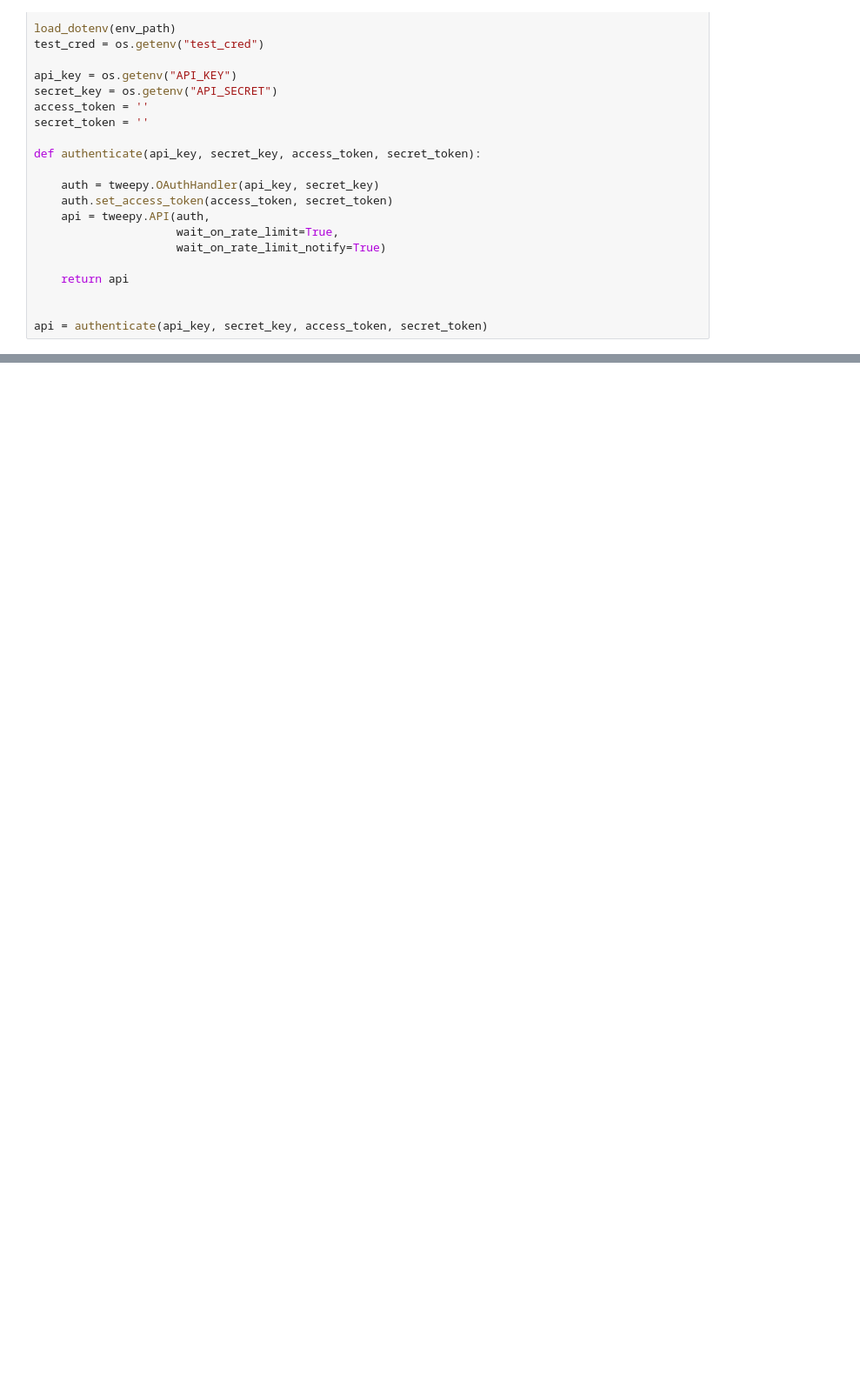
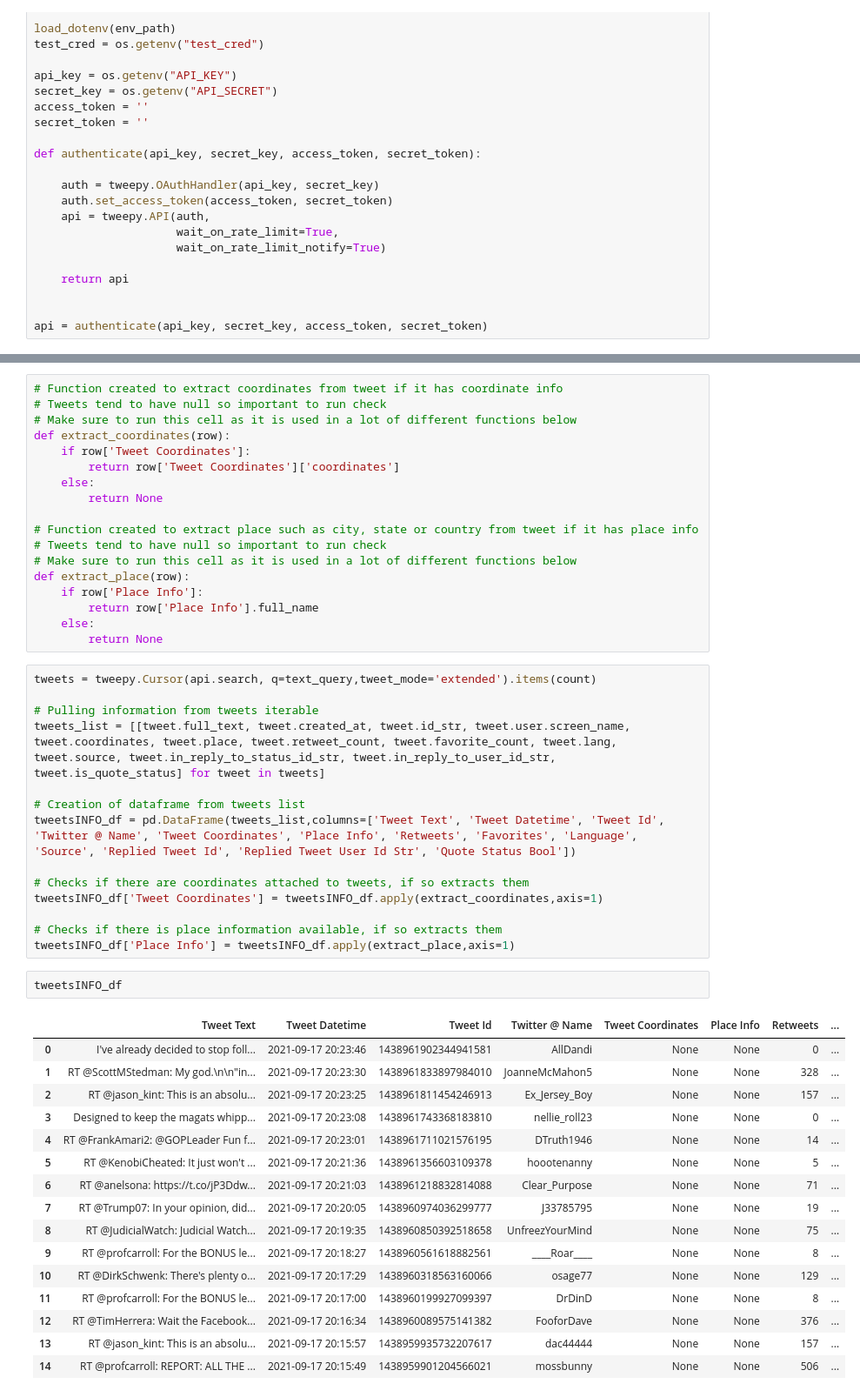
Before and after one commit to lrhf97/twitter_user_scraper, a Jupyter notebook: test_scrapes.ipynb, the cells around one changed output, grey strips where cells are left out. Shown: that part at 87% size. Cells and saved outputs as stored; diff of their text form; blank space fills up the shorter version.

Commit message:
tweets by location etc.

```diff
--- a/test_scrapes.ipynb
+++ b/test_scrapes.ipynb
@@ -43,0 +106,51 @@ api = authenticate(api_key, secret_key, access_token, secret_token)
+# %%
+# Function created to extract coordinates from tweet if it has coordinate info
+# Tweets tend to have null so important to run check
+# Make sure to run this cell as it is used in a lot of different functions below
+def extract_coordinates(row):
+    if row['Tweet Coordinates']:
+        return row['Tweet Coordinates']['coordinates']
+    else:
+        return None
+
+# Function created to extract place such as city, state or country from tweet if it has place info
+# Tweets tend to have null so important to run check
+# Make sure to run this cell as it is used in a lot of different functions below
+def extract_place(row):
+    if row['Place Info']:
+        return row['Place Info'].full_name
+    else:
+        return None
+# %%
+tweets = tweepy.Cursor(api.search, q=text_query,tweet_mode='extended').items(count)
+
+# Pulling information from tweets iterable
+tweets_list = [[tweet.full_text, tweet.created_at, tweet.id_str, tweet.user.screen_name, tweet.coordinates, tweet.place, tweet.retweet_count, tweet.favorite_count, tweet.lang, tweet.source, tweet.in_reply_to_status_id_str, tweet.in_reply_to_user_id_str, tweet.is_quote_status] for tweet in tweets]
+
+# Creation of dataframe from tweets list
+tweetsINFO_df = pd.DataFrame(tweets_list,columns=['Tweet Text', 'Tweet Datetime', 'Tweet Id', 'Twitter @ Name', 'Tweet Coordinates', 'Place Info', 'Retweets', 'Favorites', 'Language', 'Source', 'Replied Tweet Id', 'Replied Tweet User Id Str', 'Quote Status Bool'])
+
+# Checks if there are coordinates attached to tweets, if so extracts them
+tweetsINFO_df['Tweet Coordinates'] = tweetsINFO_df.apply(extract_coordinates,axis=1)
+
+# Checks if there is place information available, if so extracts them
+tweetsINFO_df['Place Info'] = tweetsINFO_df.apply(extract_place,axis=1)
+# %%
+tweetsINFO_df
+# %% [output]
+|  | Tweet Text | Tweet Datetime | Tweet Id | Twitter @ Name | Tweet Coordinates | Place Info | Retweets | ... |
+| 0 | I've already decided to stop foll... | 2021-09-17 20:23:46 | 1438961902344941581 | AllDandi | None | None | 0 | ... |
+| 1 | RT @ScottMStedman: My god.\n\n"in... | 2021-09-17 20:23:30 | 1438961833897984010 | JoanneMcMahon5 | None | None | 328 | ... |
+| 2 | RT @jason_kint: This is an absolu... | 2021-09-17 20:23:25 | 1438961811454246913 | Ex_Jersey_Boy | None | None | 157 | ... |
+| 3 | Designed to keep the magats whipp... | 2021-09-17 20:23:08 | 1438961743368183810 | nellie_roll23 | None | None | 0 | ... |
+| 4 | RT @FrankAmari2: @GOPLeader Fun f... | 2021-09-17 20:23:01 | 1438961711021576195 | DTruth1946 | None | None | 14 | ... |
+| 5 | RT @KenobiCheated: It just won't ... | 2021-09-17 20:21:36 | 1438961356603109378 | hoootenanny | None | None | 5 | ... |
+| 6 | RT @anelsona: https://t.co/jP3Ddw... | 2021-09-17 20:21:03 | 1438961218832814088 | Clear_Purpose | None | None | 71 | ... |
+| 7 | RT @Trump07: In your opinion, did... | 2021-09-17 20:20:05 | 1438960974036299777 | J33785795 | None | None | 19 | ... |
+| 8 | RT @JudicialWatch: Judicial Watch... | 2021-09-17 20:19:35 | 1438960850392518658 | UnfreezYourMind | None | None | 75 | ... |
+| 9 | RT @profcarroll: For the BONUS le... | 2021-09-17 20:18:27 | 1438960561618882561 | ____Roar____ | None | None | 8 | ... |
+| 10 | RT @DirkSchwenk: There's plenty o... | 2021-09-17 20:17:29 | 1438960318563160066 | osage77 | None | None | 129 | ... |
+| 11 | RT @profcarroll: For the BONUS le... | 2021-09-17 20:17:00 | 1438960199927099397 | DrDinD | None | None | 8 | ... |
+| 12 | RT @TimHerrera: Wait the Facebook... | 2021-09-17 20:16:34 | 1438960089575141382 | FooforDave | None | None | 376 | ... |
+| 13 | RT @jason_kint: This is an absolu... | 2021-09-17 20:15:57 | 1438959935732207617 | dac44444 | None | None | 157 | ... |
+| 14 | RT @profcarroll: REPORT: ALL THE ... | 2021-09-17 20:15:49 | 1438959901204566021 | mossbunny | None | None | 506 | ... |
```
Also changed, not shown: parts of 11 cells of this notebook.
